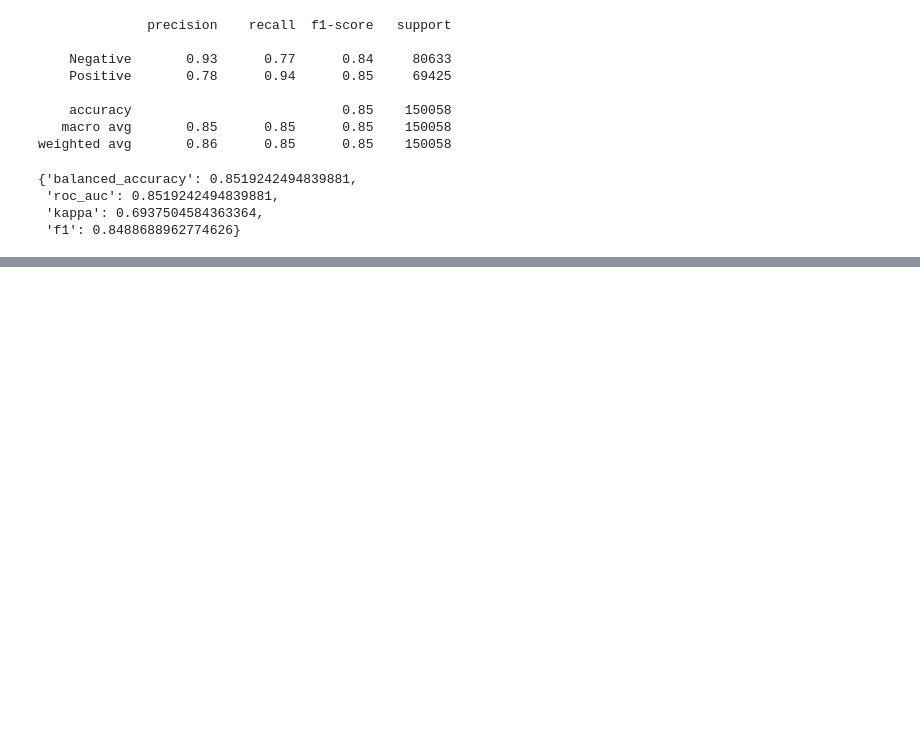
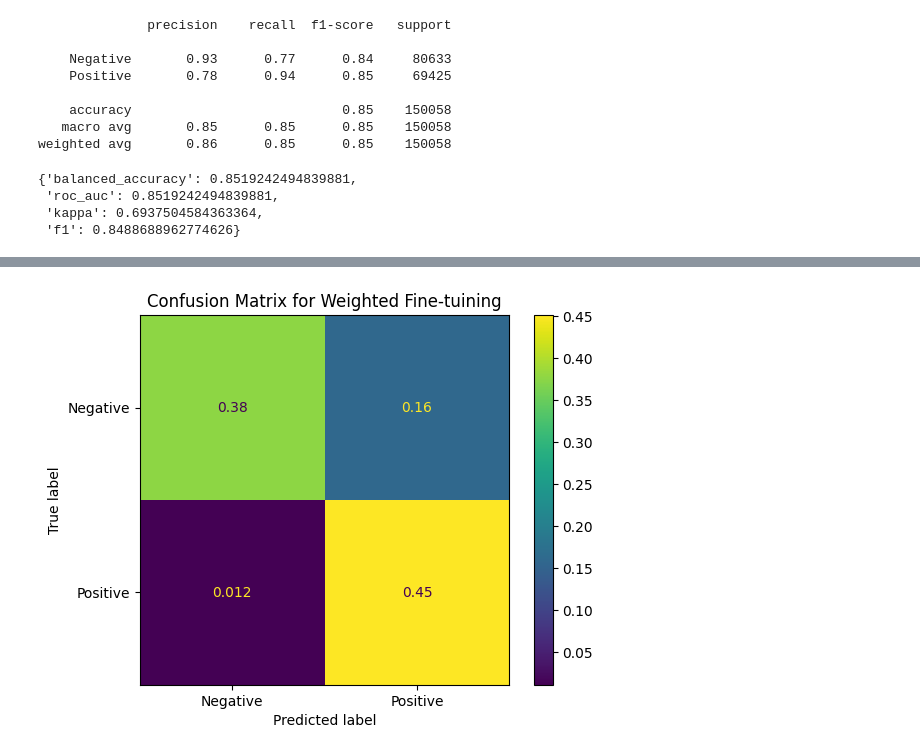
Before and after one commit to shilongdai/Analysis, a Jupyter notebook: YelpSentiment/YelpSentimentLORA.ipynb, the cells around one changed output, grey strips where cells are left out. Cells and saved outputs as stored; diff of their text form; code cells hidden in the pictures; blank space fills up the shorter version.

```diff
--- a/YelpSentiment/YelpSentimentLORA.ipynb
+++ b/YelpSentiment/YelpSentimentLORA.ipynb
@@ -260,0 +309,6 @@ compute_accuracy([yelp_test["predicted_scores"], yelp_test["label"]])
+# %%
+model = AutoModelForSequenceClassification.from_pretrained(
+    "./yelp-distil-bert-sbal", num_labels=len(id2label), id2label=id2label, label2id=label2id
+).to(device)
+
+model
@@ -260,0 +333,7 @@ compute_accuracy([yelp_test["predicted_scores"], yelp_test["label"]])
+# %%
+peft_config = LoraConfig(
+    task_type=TaskType.SEQ_CLS, inference_mode=False, r=16, lora_alpha=16, lora_dropout=0.1, bias="lora_only",
+    target_modules=["q_lin", "v_lin"]
+)
+model = get_peft_model(model, peft_config)
+model.print_trainable_parameters()
@@ -260,0 +393,31 @@ compute_accuracy([yelp_test["predicted_scores"], yelp_test["label"]])
+# %%
+yelp_test = load_dataset("parquet", data_files=data_dict, split="test")
+
+
+def inference(text_batch):
+    tokenized = tokenizer(text_batch, padding=True, truncation=True, return_tensors="pt").to(device)
+    return model(**tokenized)
+
+
+def test_inference(model, test_set):
+    model.eval()
+    test_set = test_set.map(lambda d: {"predicted_scores": inference(d["text"]).logits},
+                            batched=True, batch_size=BATCH_EVAL)
+    test_set = test_set.map(lambda d: {"predicted": np.argmax(d["predicted_scores"], axis=1)},
+                            batched=True, batch_size=BATCH_EVAL)
+    return test_set
+
+
+yelp_test = test_inference(model, yelp_test)
+yelp_test = yelp_test.map(lambda batch: {"label": 1 * np.array(batch["label"]) >= 4},
+                          batched=True, batch_size=BATCH_EVAL)
+# %%
+ConfusionMatrixDisplay.from_predictions(y_true=yelp_test["label"],
+                                        y_pred=yelp_test["predicted"],
+                                        display_labels=["Negative", "Positive"],
+                                        normalize="all"
+                                       )
+plt.title("Confusion Matrix for Weighted Fine-tuining")
+plt.show()
+# %% [output]
+[figure, added]
```
Also changed, not shown: parts of 13 cells of this notebook, 1 other file.
